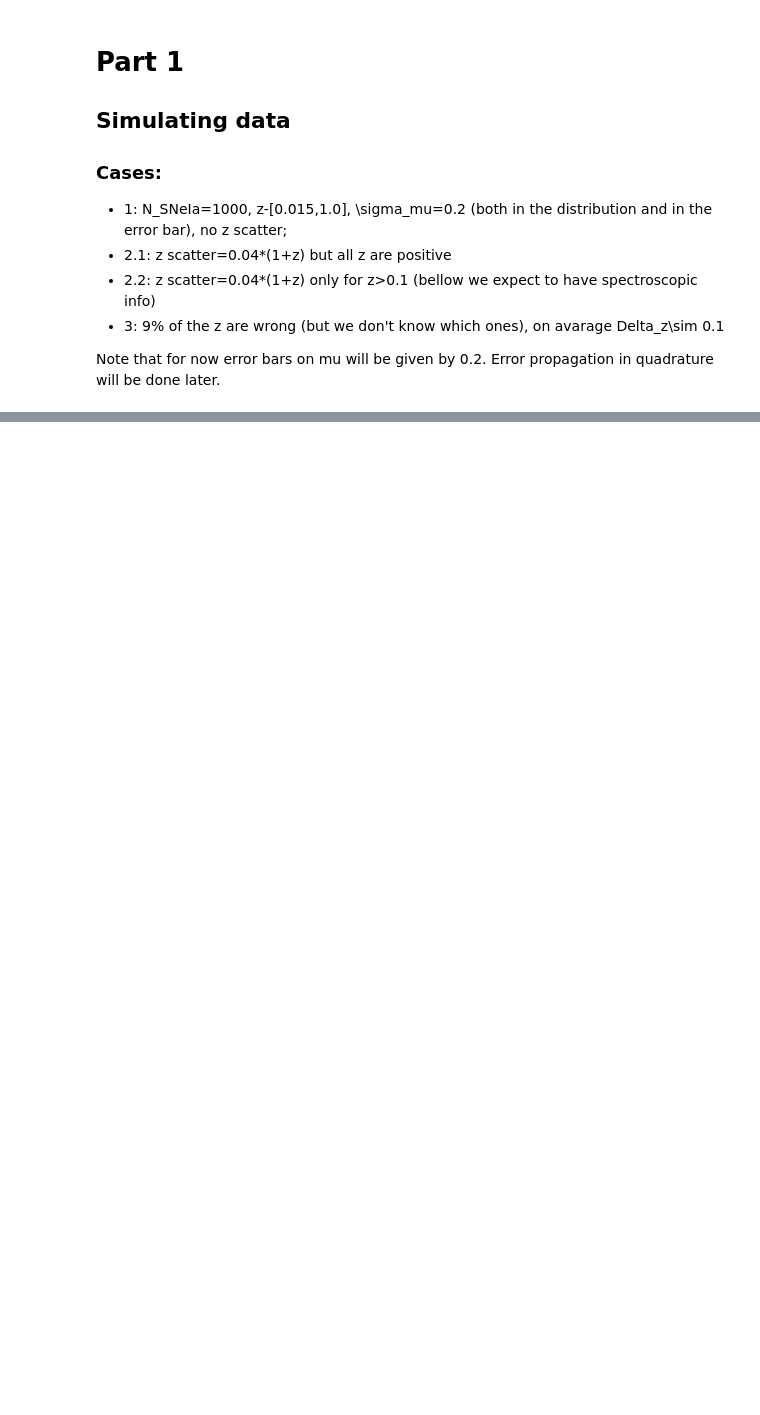
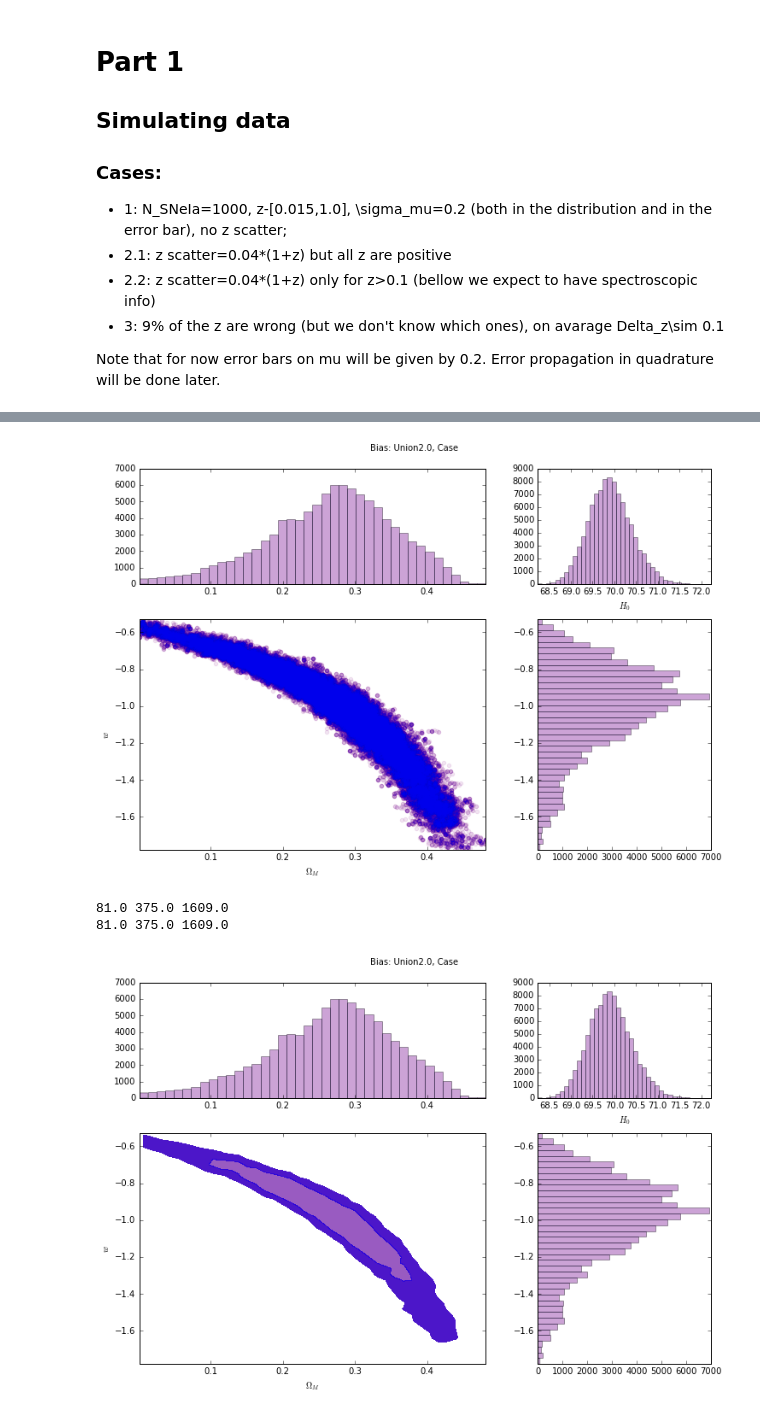
Before and after one commit to P-1884/COSMIC-BEAMS, a Jupyter notebook: zBEAMS_zf.ipynb, the cells around one changed output, grey strips where cells are left out. Saved outputs shown, nothing was run; the diff lists cells and outputs as text; code cells hidden in the pictures; blank space fills up the shorter version.

```diff
--- a/zBEAMS_zf.ipynb
+++ b/zBEAMS_zf.ipynb
@@ -193,0 +550,8 @@ plt.show()
+# %%
+plot_sct_hist(union21,union21,'',dataset='Union2.0',nb=40)
+plot_contour_hist(union21,union21,'',dataset='Union2.0',nb=40)
+# %% [output]
+[figure, added]
+81.0 375.0 1609.0
+81.0 375.0 1609.0
+[figure, added]
```
Also changed, not shown: parts of 23 cells of this notebook, 1 other file.
